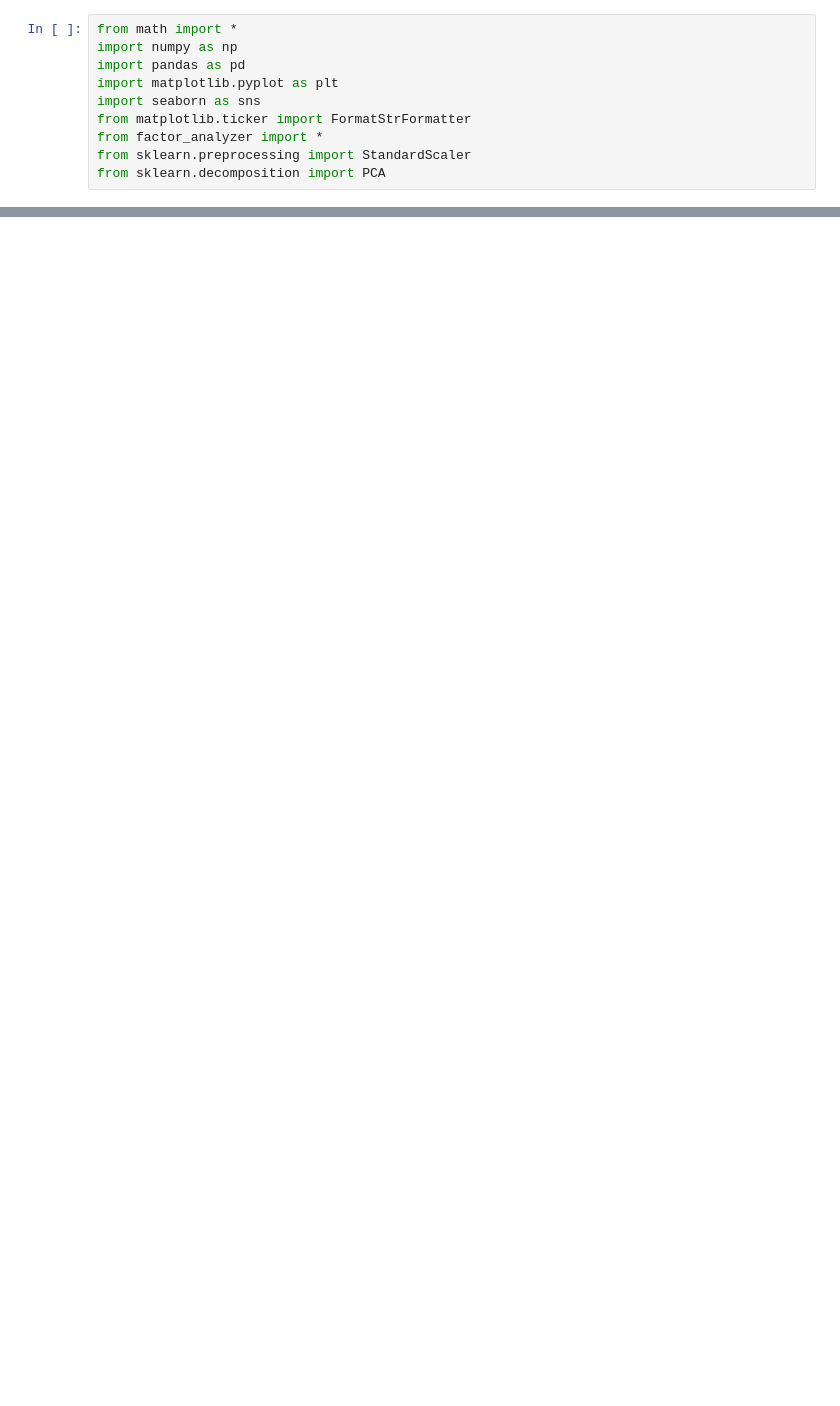
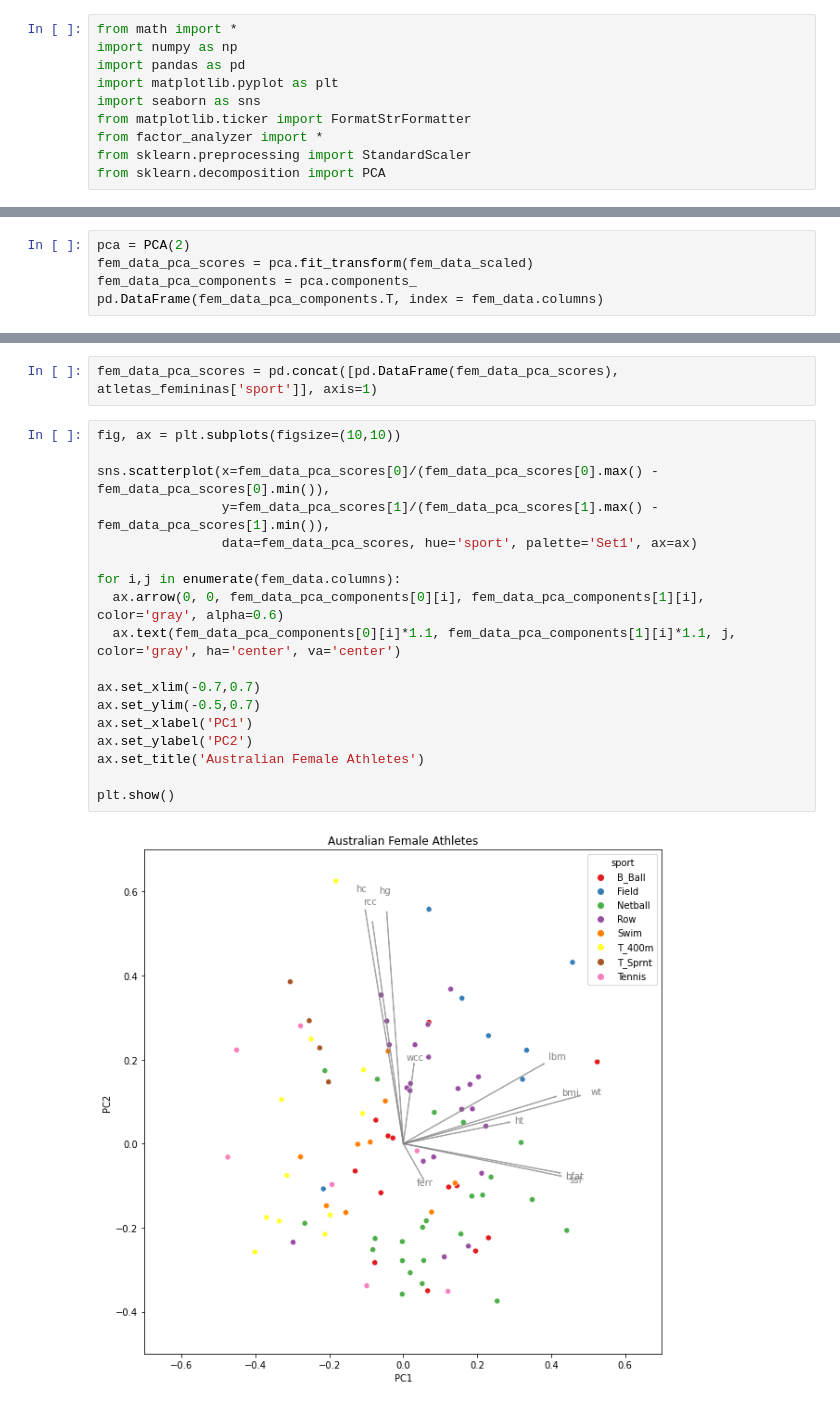
Before and after one commit to vinismachadoo/analise_de_cluster, a Jupyter notebook: analise_multivariada.ipynb, the cells around one changed output, grey strips where cells are left out. Saved outputs shown, nothing was run; the diff lists cells and outputs as text; blank space fills up the shorter version.

```diff
--- a/analise_multivariada.ipynb
+++ b/analise_multivariada.ipynb
@@ -16,0 +141,5 @@ from sklearn.decomposition import PCA
+# %%
+pca = PCA(2)
+fem_data_pca_scores = pca.fit_transform(fem_data_scaled)
+fem_data_pca_components = pca.components_
+pd.DataFrame(fem_data_pca_components.T, index = fem_data.columns)
@@ -16,0 +159,22 @@ from sklearn.decomposition import PCA
+# %%
+fem_data_pca_scores = pd.concat([pd.DataFrame(fem_data_pca_scores), atletas_femininas['sport']], axis=1)
+# %%
+fig, ax = plt.subplots(figsize=(10,10))
+
+sns.scatterplot(x=fem_data_pca_scores[0]/(fem_data_pca_scores[0].max() - fem_data_pca_scores[0].min()),
+                y=fem_data_pca_scores[1]/(fem_data_pca_scores[1].max() - fem_data_pca_scores[1].min()),
+                data=fem_data_pca_scores, hue='sport', palette='Set1', ax=ax)
+
+for i,j in enumerate(fem_data.columns):
+  ax.arrow(0, 0, fem_data_pca_components[0][i], fem_data_pca_components[1][i], color='gray', alpha=0.6)
+  ax.text(fem_data_pca_components[0][i]*1.1, fem_data_pca_components[1][i]*1.1, j, color='gray', ha='center', va='center')
+
+ax.set_xlim(-0.7,0.7)
+ax.set_ylim(-0.5,0.7)
+ax.set_xlabel('PC1')
+ax.set_ylabel('PC2')
+ax.set_title('Australian Female Athletes')
+
+plt.show()
+# %% [output]
+[figure, added]
```
Also changed, not shown: parts of 16 cells of this notebook.
